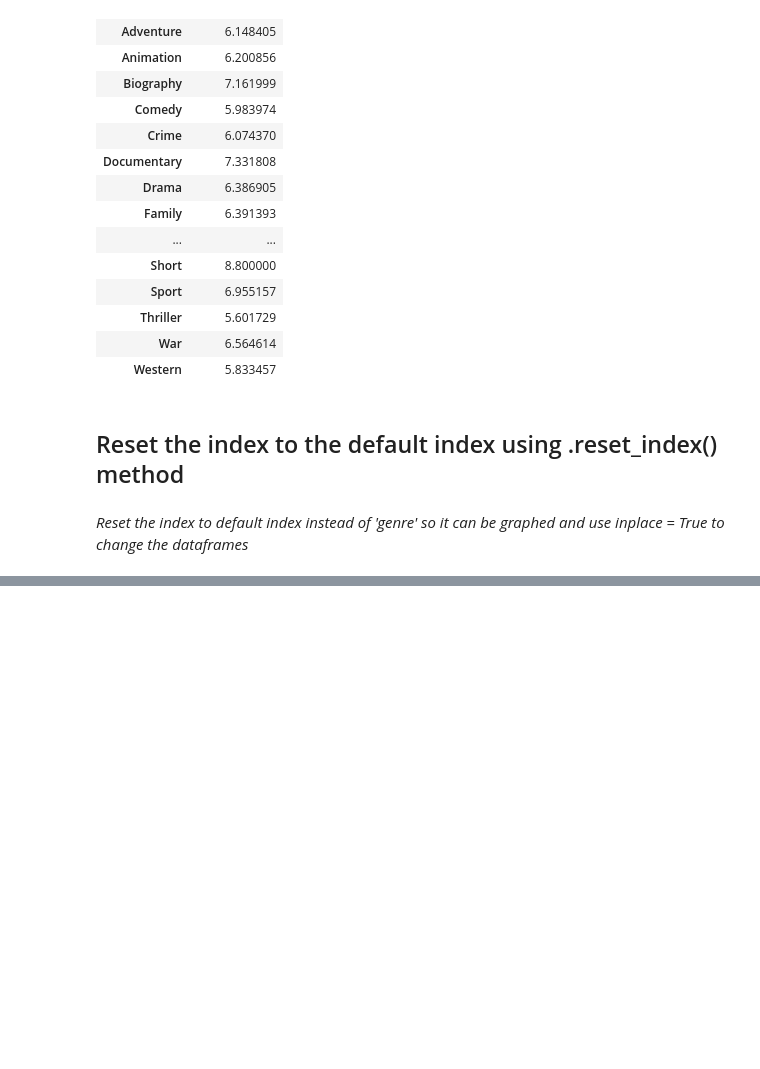
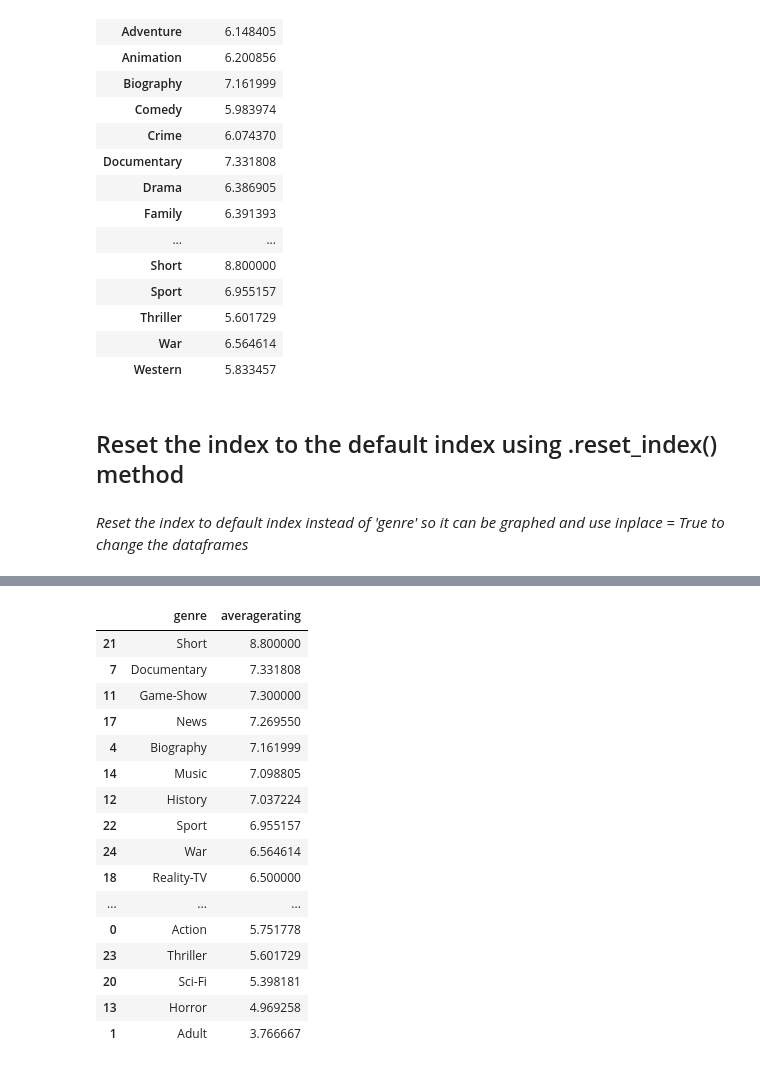
Before and after one commit to data-gab/Analysis-of-the-Film-Industry, a Jupyter notebook: data cleaning for question 1 (phase_1_project).ipynb, the cells around one changed output, grey strips where cells are left out. Cells and saved outputs as stored; diff of their text form; code cells hidden in the pictures; blank space fills up the shorter version.

```diff
--- a/data cleaning for question 1 (phase_1_project).ipynb
+++ b/data cleaning for question 1 (phase_1_project).ipynb
@@ -376,0 +399,20 @@ genre_avg_ratings_df.reset_index(inplace = True)
+# %%
+genre_avg_ratings_df
+# %% [output]
+|  | genre | averagerating |
+| 21 | Short | 8.800000 |
+| 7 | Documentary | 7.331808 |
+| 11 | Game-Show | 7.300000 |
+| 17 | News | 7.269550 |
+| 4 | Biography | 7.161999 |
+| 14 | Music | 7.098805 |
+| 12 | History | 7.037224 |
+| 22 | Sport | 6.955157 |
+| 24 | War | 6.564614 |
+| 18 | Reality-TV | 6.500000 |
+| ... | ... | ... |
+| 0 | Action | 5.751778 |
+| 23 | Thriller | 5.601729 |
+| 20 | Sci-Fi | 5.398181 |
+| 13 | Horror | 4.969258 |
+| 1 | Adult | 3.766667 |
```
Also changed, not shown: parts of 6 cells of this notebook, 11 other files.
